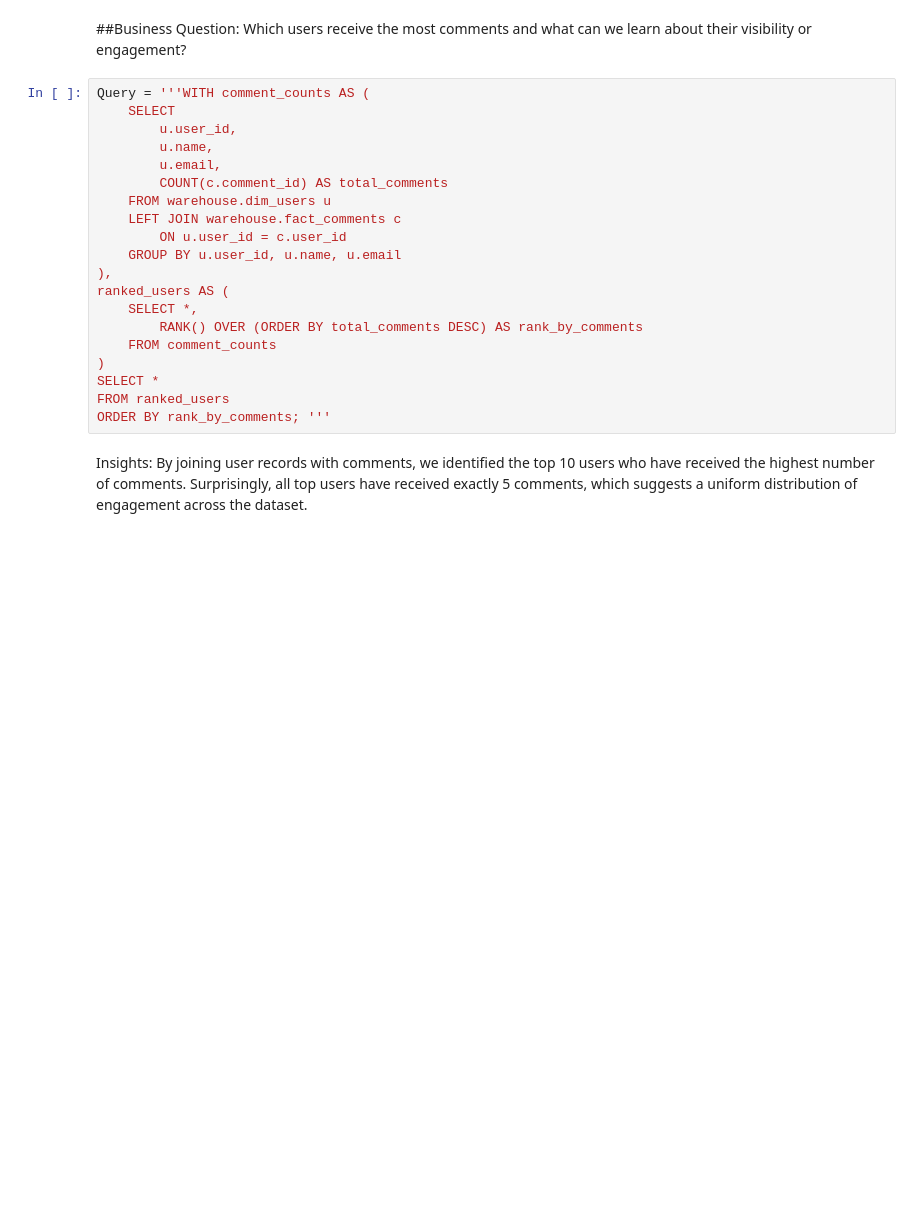
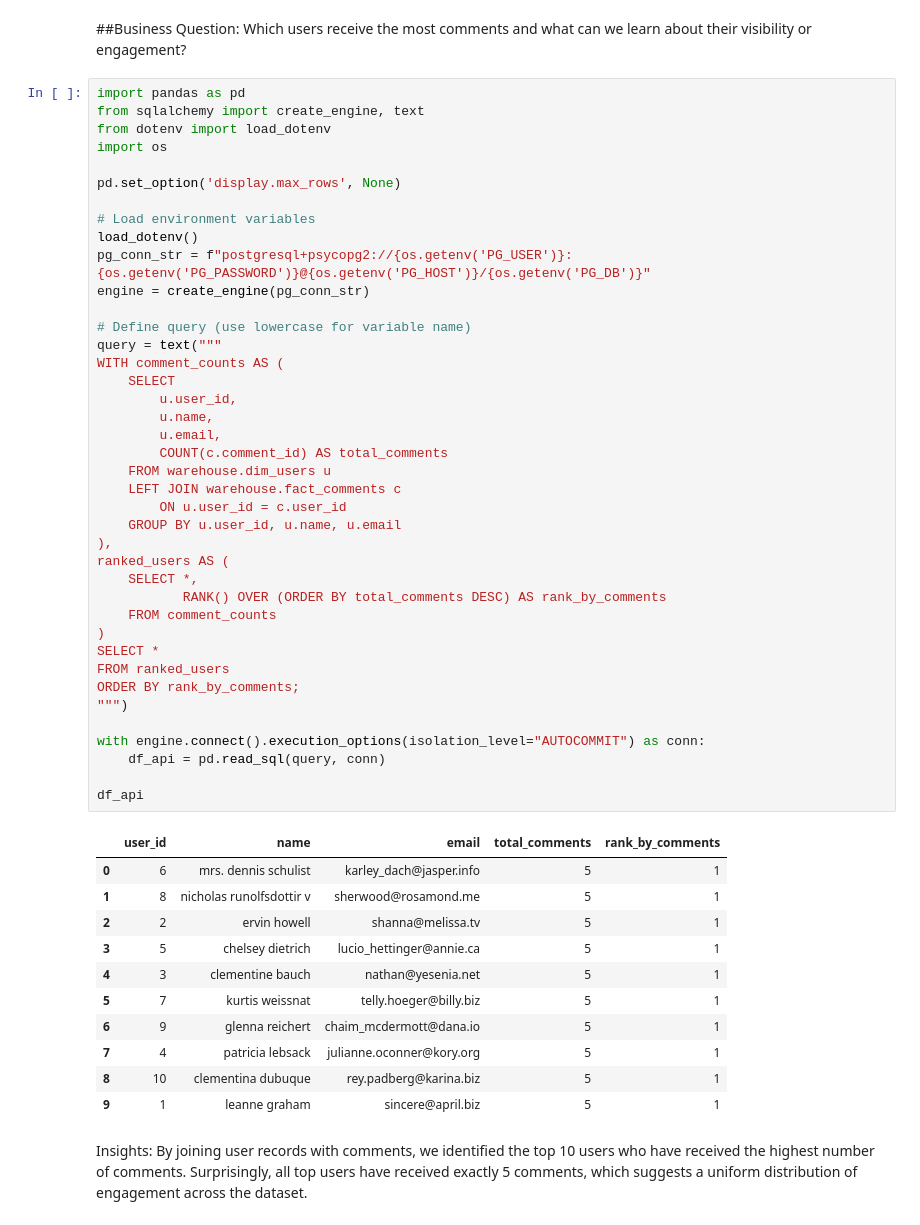
Before and after one commit to kendalldascoli/Customer_Support_Efficiency_Analysis, a Jupyter notebook: notebooks/JSONPlaceholder_API_SQL_Analysis.ipynb, the cells around one changed output. Drawn from its saved outputs; the diff is of its cells as text; blank space fills up the shorter version.

Commit message:
fixed query output

```diff
--- a/notebooks/JSONPlaceholder_API_SQL_Analysis.ipynb
+++ b/notebooks/JSONPlaceholder_API_SQL_Analysis.ipynb
@@ -179,25 +179,57 @@ pd.read_sql("SELECT * FROM warehouse.fact_comments LIMIT 5", engine)
 ##Business Question:
 Which users receive the most comments and what can we learn about their visibility or engagement?
 # %%
-Query = '''WITH comment_counts AS (
+import pandas as pd
+from sqlalchemy import create_engine, text
+from dotenv import load_dotenv
+import os
+
+pd.set_option('display.max_rows', None)
+
+# Load environment variables
+load_dotenv()
+pg_conn_str = f"postgresql+psycopg2://{os.getenv('PG_USER')}:{os.getenv('PG_PASSWORD')}@{os.getenv('PG_HOST')}/{os.getenv('PG_DB')}"
+engine = create_engine(pg_conn_str)
+
+# Define query (use lowercase for variable name)
+query = text("""
+WITH comment_counts AS (
     SELECT
         u.user_id,
         u.name,
         u.email,
         COUNT(c.comment_id) AS total_comments
     FROM warehouse.dim_users u
     LEFT JOIN warehouse.fact_comments c
         ON u.user_id = c.user_id
     GROUP BY u.user_id, u.name, u.email
 ),
 ranked_users AS (
     SELECT *,
-        RANK() OVER (ORDER BY total_comments DESC) AS rank_by_comments
+           RANK() OVER (ORDER BY total_comments DESC) AS rank_by_comments
     FROM comment_counts
 )
 SELECT *
 FROM ranked_users
-ORDER BY rank_by_comments; '''
+ORDER BY rank_by_comments;
+""")
+
+with engine.connect().execution_options(isolation_level="AUTOCOMMIT") as conn:
+    df_api = pd.read_sql(query, conn)
+
+df_api
+# %% [output]
+|  | user_id | name | email | total_comments | rank_by_comments |
+| 0 | 6 | mrs. dennis schulist | karley_dach@jasper.info | 5 | 1 |
+| 1 | 8 | nicholas runolfsdottir v | sherwood@rosamond.me | 5 | 1 |
+| 2 | 2 | ervin howell | shanna@melissa.tv | 5 | 1 |
+| 3 | 5 | chelsey dietrich | lucio_hettinger@annie.ca | 5 | 1 |
+| 4 | 3 | clementine bauch | nathan@yesenia.net | 5 | 1 |
+| 5 | 7 | kurtis weissnat | telly.hoeger@billy.biz | 5 | 1 |
+| 6 | 9 | glenna reichert | chaim_mcdermott@dana.io | 5 | 1 |
+| 7 | 4 | patricia lebsack | julianne.oconner@kory.org | 5 | 1 |
+| 8 | 10 | clementina dubuque | rey.padberg@karina.biz | 5 | 1 |
+| 9 | 1 | leanne graham | sincere@april.biz | 5 | 1 |
 # %% [markdown]
 Insights:
 By joining user records with comments, we identified the top 10 users who have received the highest number of comments. Surprisingly, all top users have received exactly 5 comments, which suggests a uniform distribution of engagement across the dataset.
```
Also changed, not shown: parts of 2 cells of this notebook, 1 other file.
